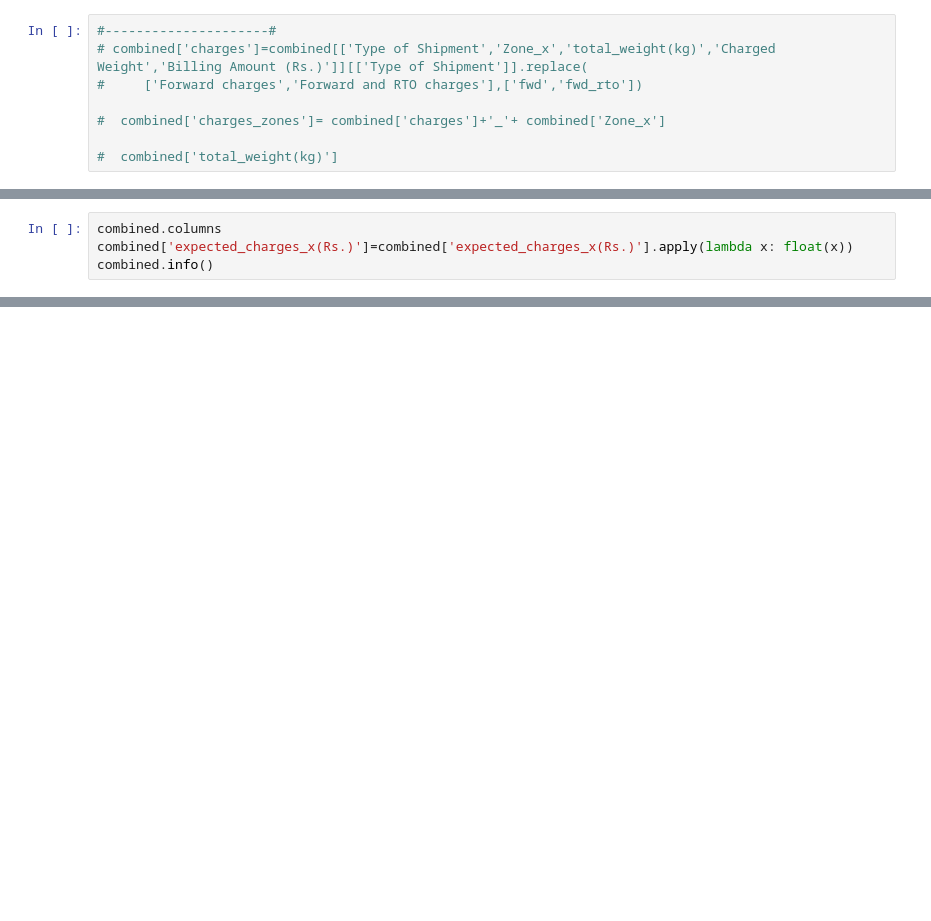
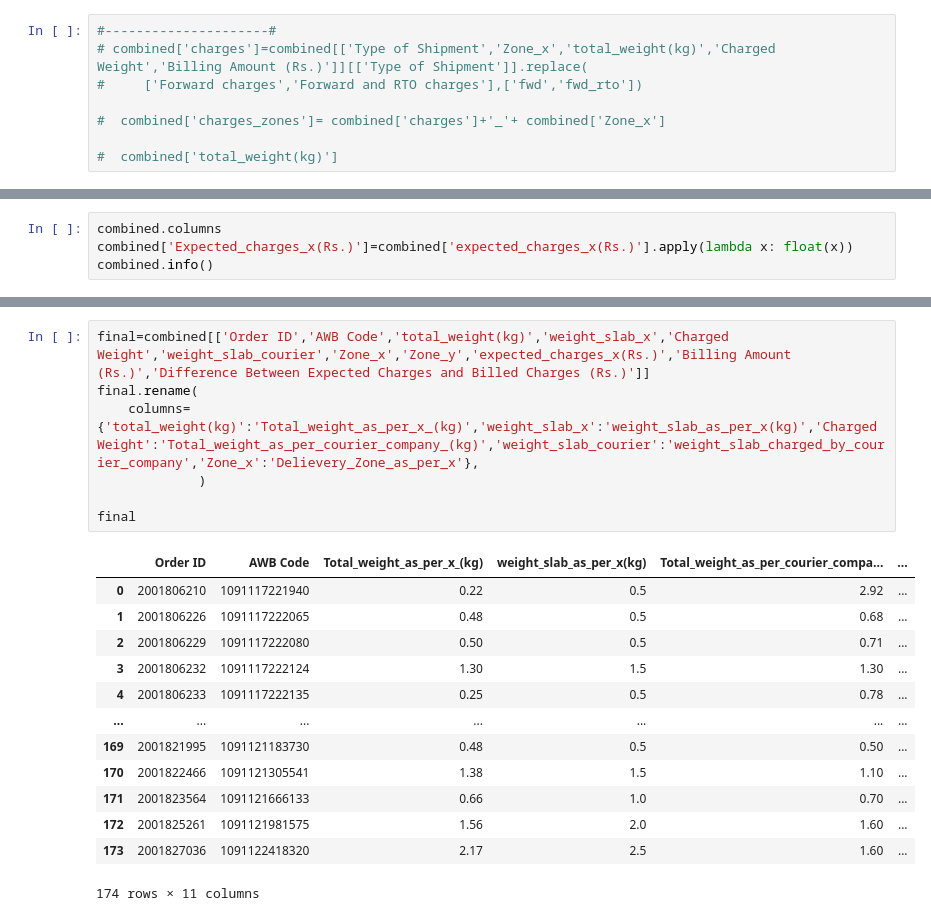
Before and after one commit to AMAYadav/job_code_test, a Jupyter notebook: cointab_test_job.ipynb, the cells around one changed output, grey strips where cells are left out. Drawn from its saved outputs; the diff is of its cells as text; blank space fills up the shorter version.

```diff
--- a/cointab_test_job.ipynb
+++ b/cointab_test_job.ipynb
@@ -509,4 +446,4 @@ rates
 # %%
 combined.columns
-combined['expected_charges_x(Rs.)']=combined['expected_charges_x(Rs.)'].apply(lambda x: float(x))
+combined['Expected_charges_x(Rs.)']=combined['expected_charges_x(Rs.)'].apply(lambda x: float(x))
 combined.info()
@@ -558,0 +477,21 @@ combined
+# %%
+final=combined[['Order ID','AWB Code','total_weight(kg)','weight_slab_x','Charged Weight','weight_slab_courier','Zone_x','Zone_y','expected_charges_x(Rs.)','Billing Amount (Rs.)','Difference Between Expected Charges and Billed Charges (Rs.)']]
+final.rename(
+    columns={'total_weight(kg)':'Total_weight_as_per_x_(kg)','weight_slab_x':'weight_slab_as_per_x(kg)','Charged Weight':'Total_weight_as_per_courier_company_(kg)','weight_slab_courier':'weight_slab_charged_by_courier_company','Zone_x':'Delievery_Zone_as_per_x'},
+             )
+
+final
+# %% [output]
+|  | Order ID | AWB Code | Total_weight_as_per_x_(kg) | weight_slab_as_per_x(kg) | Total_weight_as_per_courier_compa... | ... |
+| 0 | 2001806210 | 1091117221940 | 0.22 | 0.5 | 2.92 | ... |
+| 1 | 2001806226 | 1091117222065 | 0.48 | 0.5 | 0.68 | ... |
+| 2 | 2001806229 | 1091117222080 | 0.50 | 0.5 | 0.71 | ... |
+| 3 | 2001806232 | 1091117222124 | 1.30 | 1.5 | 1.30 | ... |
+| 4 | 2001806233 | 1091117222135 | 0.25 | 0.5 | 0.78 | ... |
+| ... | ... | ... | ... | ... | ... | ... |
+| 169 | 2001821995 | 1091121183730 | 0.48 | 0.5 | 0.50 | ... |
+| 170 | 2001822466 | 1091121305541 | 1.38 | 1.5 | 1.10 | ... |
+| 171 | 2001823564 | 1091121666133 | 0.66 | 1.0 | 0.70 | ... |
+| 172 | 2001825261 | 1091121981575 | 1.56 | 2.0 | 1.60 | ... |
+| 173 | 2001827036 | 1091122418320 | 2.17 | 2.5 | 1.60 | ... |
+174 rows × 11 columns
```
Also changed, not shown: parts of 13 cells of this notebook.
